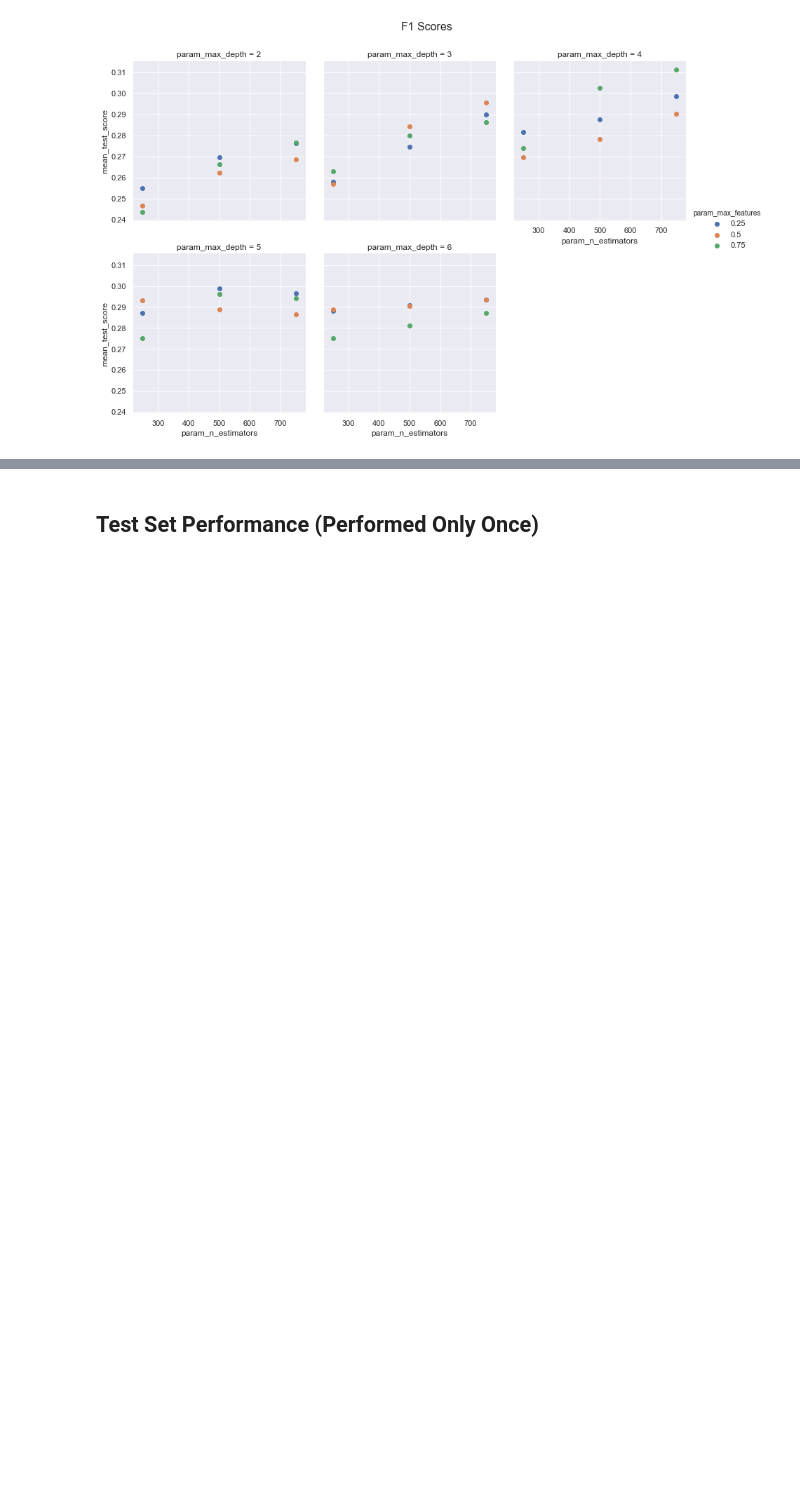
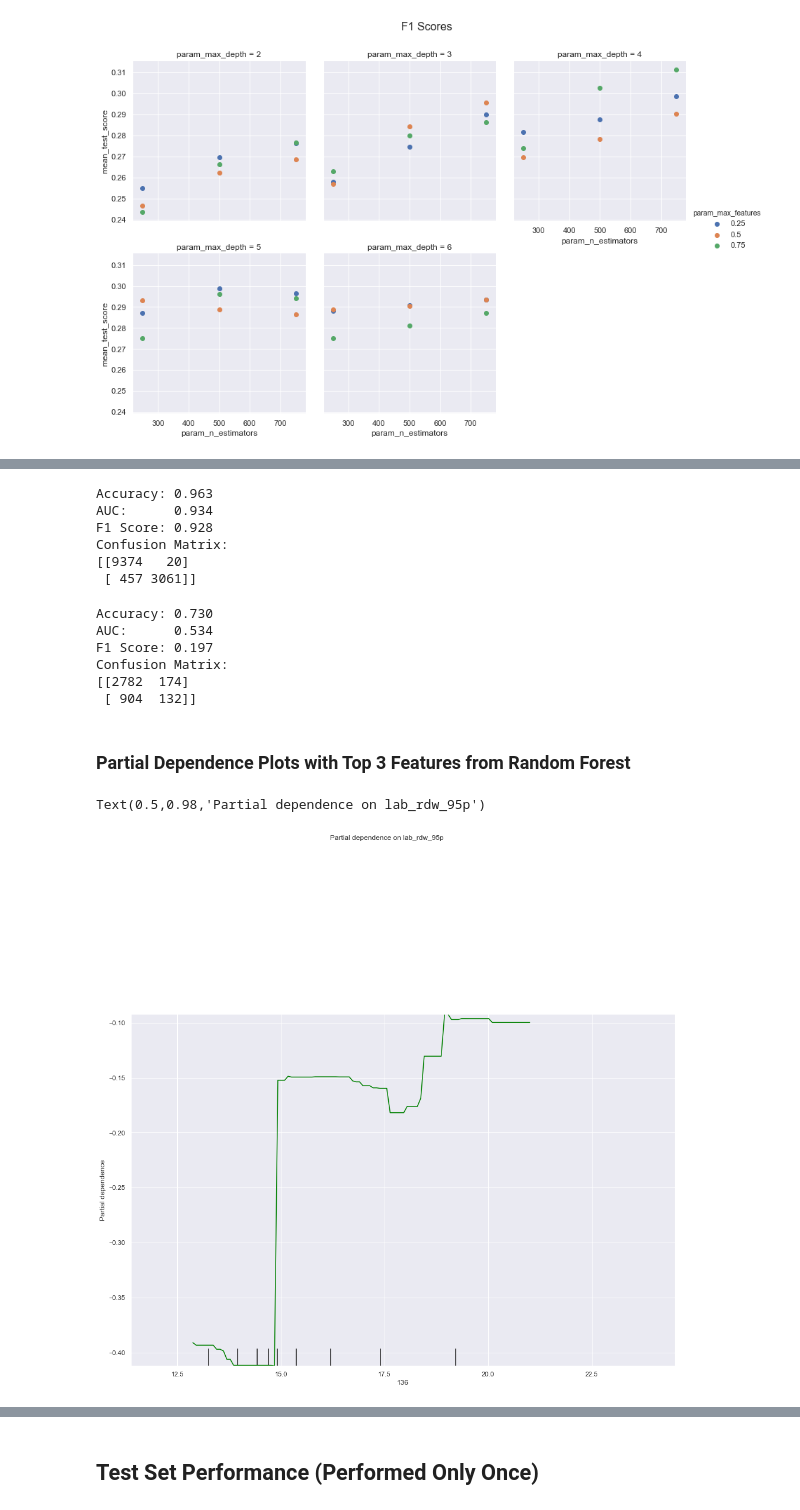
Before and after one commit to alvinjeffery/Bios8366_project, a Jupyter notebook: code/machine_learning.ipynb, the cells around one changed output, grey strips where cells are left out. Drawn from its saved outputs; the diff is of its cells as text; code cells hidden in the pictures; blank space fills up the shorter version.

```diff
--- a/code/machine_learning.ipynb
+++ b/code/machine_learning.ipynb
@@ -494,0 +482,34 @@ Confusion Matrix:
+# %%
+ml_eval(X_train, y_train, gbc_best)
+# %% [output]
+Accuracy: 0.963
+AUC:      0.934
+F1 Score: 0.928
+Confusion Matrix:
+[[9374   20]
+ [ 457 3061]]
+# %%
+ml_eval(X_valid, y_valid, gbc_best)
+# %% [output]
+Accuracy: 0.730
+AUC:      0.534
+F1 Score: 0.197
+Confusion Matrix:
+[[2782  174]
+ [ 904  132]]
+# %% [markdown]
+### Partial Dependence Plots with Top 3 Features from Random Forest
+# %%
+plt.rcParams["figure.figsize"] = (15, 15)
+
+var = 'lab_rdw_95p'
+idx = X_train.columns.get_loc(var)
+
+my_plot, ax = plot_partial_dependence(gbc, features=[idx], X=X_train)
+axes = plt.gca()
+axes.set_xlim([min(X_train[var]), max(X_train[var])])
+#axes.set_ylim([-0.15, 0.5])
+my_plot.suptitle('Partial dependence on ' + var)
+# %% [output]
+Text(0.5,0.98,'Partial dependence on lab_rdw_95p')
+[figure, added]
```
Also changed, not shown: parts of 30 cells of this notebook, 2 other files.
